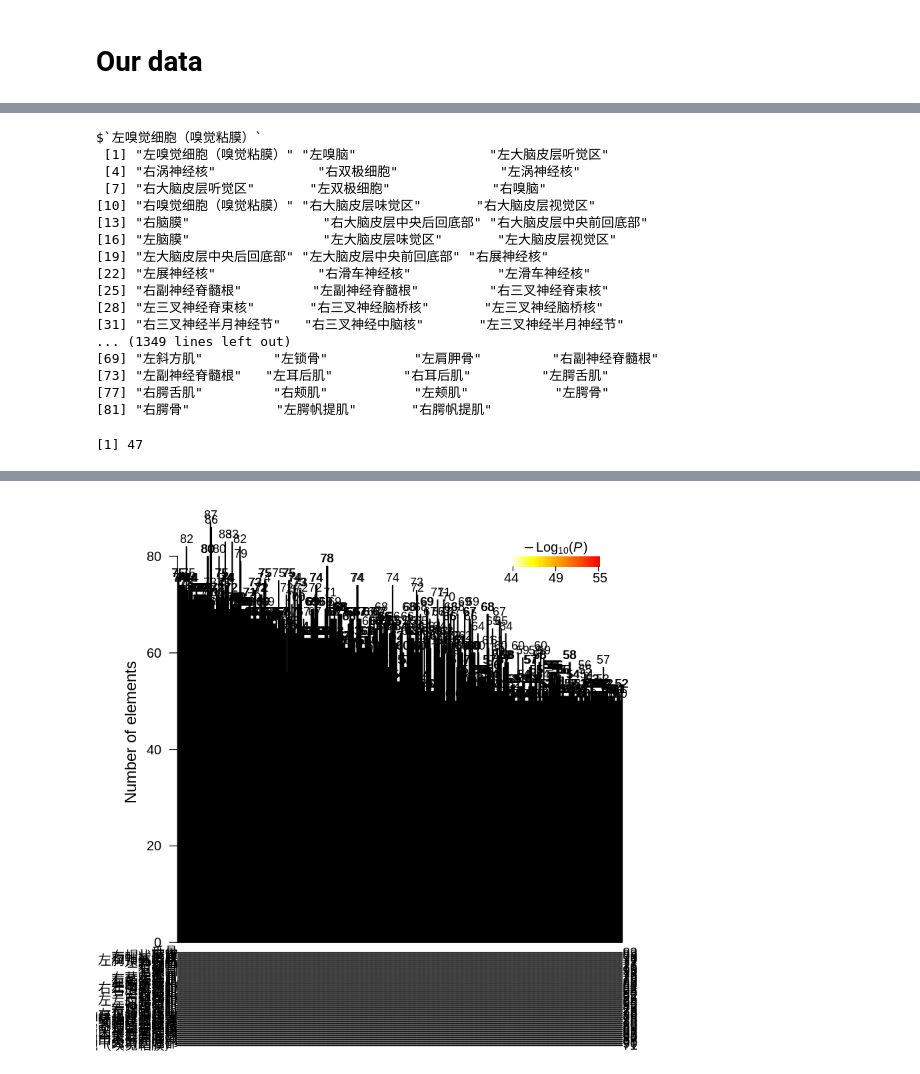
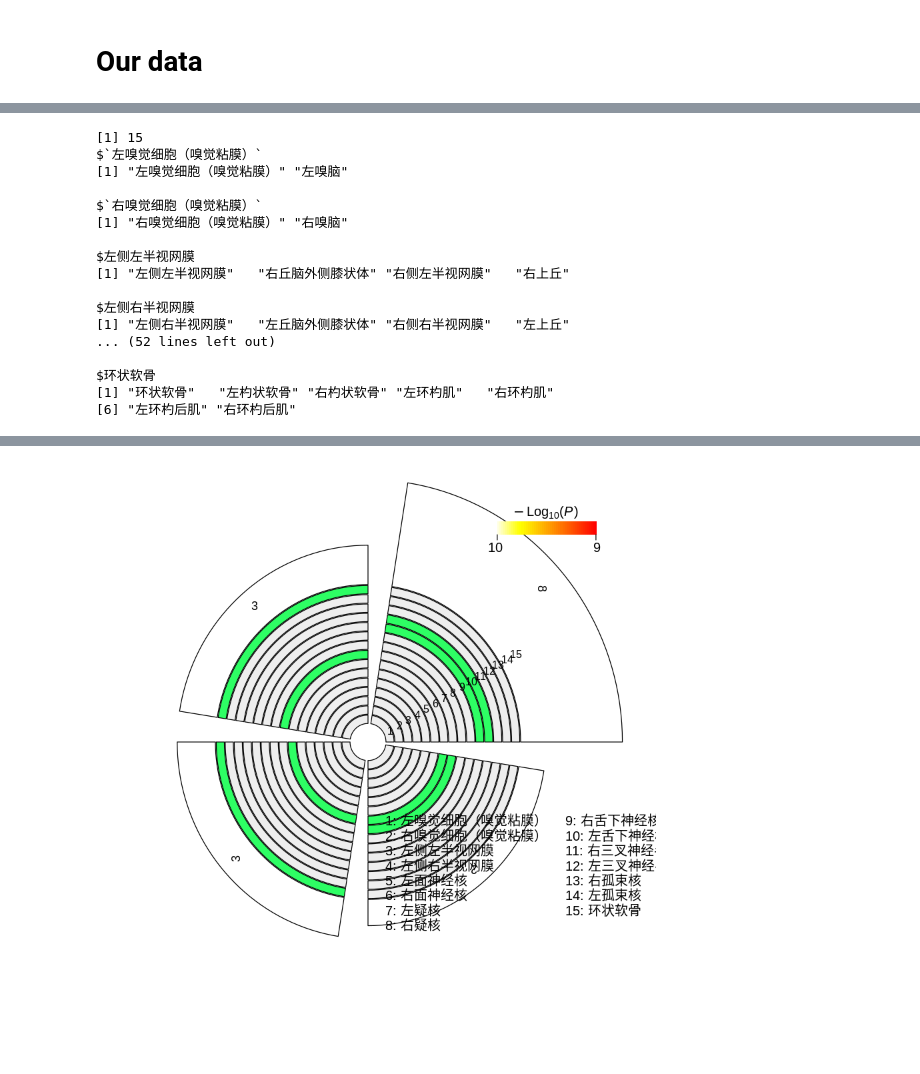
Before and after one commit to kentechx/NIMS, a Jupyter notebook: R code.ipynb, the cells around one changed output, grey strips where cells are left out. Drawn from its saved outputs; the diff is of its cells as text; code cells hidden in the pictures.

```diff
--- a/R code.ipynb
+++ b/R code.ipynb
@@ -182,7 +186,7 @@ IGRAPH 45f9e79 UN-- 229 658 --
 # find node-based modules
 mod<-list()
 for (i in 1:vcount(g)){
-    m<-cluster_spinglass(g, vertex=i)
+    m<-cluster_spinglass(g, vertex=i, gamma = 0.1)
     mod[[i]]<-V(g)$name[m$community]
 }
 names(mod)<-V(g)$name
@@ -200,37 +204,34 @@ for (i in 1:(length(clean_mod)-1)){
 }
 
 clean_mod<-clean_mod[!is.na(clean_mod)]
+print(length(clean_mod))
 print(clean_mod)
 # %% [output]
+[1] 15
 $`左嗅觉细胞（嗅觉粘膜）`
- [1] "左嗅觉细胞（嗅觉粘膜）" "左嗅脑"                 "左大脑皮层听觉区"
- [4] "右涡神经核"             "右双极细胞"             "左涡神经核"
- [7] "右大脑皮层听觉区"       "左双极细胞"             "右嗅脑"
-[10] "右嗅觉细胞（嗅觉粘膜）" "右大脑皮层味觉区"       "右大脑皮层视觉区"
-[13] "右脑膜"                 "右大脑皮层中央后回底部" "右大脑皮层中央前回底部"
-[16] "左脑膜"                 "左大脑皮层味觉区"       "左大脑皮层视觉区"
-[19] "左大脑皮层中央后回底部" "左大脑皮层中央前回底部" "右展神经核"
-[22] "左展神经核"             "右滑车神经核"           "左滑车神经核"
-[25] "右副神经脊髓根"         "左副神经脊髓根"         "右三叉神经脊束核"
-[28] "左三叉神经脊束核"       "右三叉神经脑桥核"       "左三叉神经脑桥核"
-[31] "右三叉神经半月神经节"   "右三叉神经中脑核"       "左三叉神经半月神经节"
-... (1349 lines left out)
-[69] "左斜方肌"         "左锁骨"           "左肩胛骨"         "右副神经脊髓根"
-[73] "左副神经脊髓根"   "左耳后肌"         "右耳后肌"         "左腭舌肌"
-[77] "右腭舌肌"         "右颊肌"           "左颊肌"           "左腭骨"
-[81] "右腭骨"           "左腭帆提肌"       "右腭帆提肌"
+[1] "左嗅觉细胞（嗅觉粘膜）" "左嗅脑"
+
+$`右嗅觉细胞（嗅觉粘膜）`
+[1] "右嗅觉细胞（嗅觉粘膜）" "右嗅脑"
+
+$左侧左半视网膜
+[1] "左侧左半视网膜"   "右丘脑外侧膝状体" "右侧左半视网膜"   "右上丘"
+
+$左侧右半视网膜
+[1] "左侧右半视网膜"   "左丘脑外侧膝状体" "右侧右半视网膜"   "左上丘"
+... (52 lines left out)
+
+$环状软骨
+[1] "环状软骨"   "左杓状软骨" "右杓状软骨" "左环杓肌"   "右环杓肌"
+[6] "左环杓后肌" "右环杓后肌"
-# %%
-length(clean_mod)
-# %% [output]
-[1] 47
 # %%
 # check overloap between node-based modules
 #res<-supertest(clean_mod,n=vcount(g), degree = c(2:length(clean_mod)))
 max_degree = 2
-res<-supertest(clean_mod,n=vcount(g), degree = c(2:max_degree))
+res<-supertest(clean_mod,n=vcount(g), degree = 2)
 pcorrect<-(0.05/(bell(length(clean_mod))-length(clean_mod)))
 
-plot(res, sort.by = 'p-value', degree = c(2:max_degree),
-    Layout='landscape', keep.empty.intersections=FALSE, min.intersection.size=50,
+plot(res, sort.by = 'p-value', degree = 2,
+    Layout='circular', keep.empty.intersections=FALSE, min.intersection.size=1,
     minMinusLog10PValue=abs(log10(pcorrect)))
 # %% [output]
@@ -239 +238 @@ Warning message in otab.kept[otab.kept] <- kpt:
-[figure, old version]
+[figure, new version]
```
Also changed, not shown: parts of 14 cells of this notebook, 3 other files.
